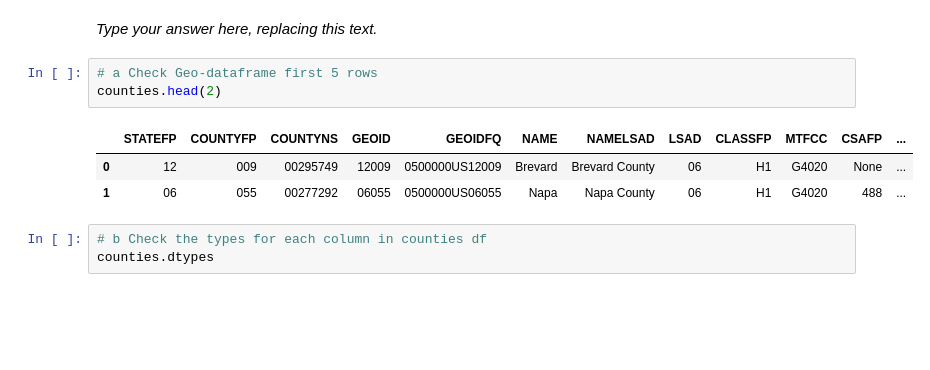
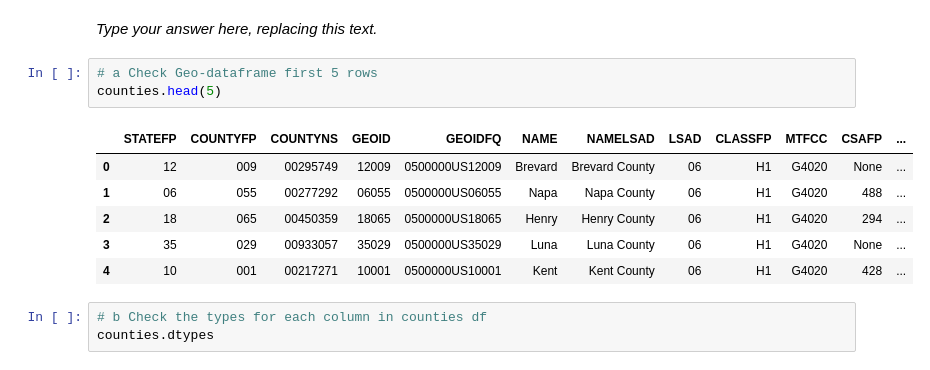
Before and after one commit to moniqueallyson/eds220-hwk3, a Jupyter notebook: hwk3-task2-spills.ipynb, the cells around one changed output. Saved outputs shown, nothing was run; the diff lists cells and outputs as text; blank space fills up the shorter version.

```diff
--- a/hwk3-task2-spills.ipynb
+++ b/hwk3-task2-spills.ipynb
@@ -355,11 +351,14 @@ You can add any other cells of preliminary data exploration.
 _Type your answer here, replacing this text._
 # %%
 # a Check Geo-dataframe first 5 rows
-counties.head(2)
+counties.head(5)
 # %% [output]
 |  | STATEFP | COUNTYFP | COUNTYNS | GEOID | GEOIDFQ | NAME | NAMELSAD | LSAD | CLASSFP | MTFCC | CSAFP | ... |
 | 0 | 12 | 009 | 00295749 | 12009 | 0500000US12009 | Brevard | Brevard County | 06 | H1 | G4020 | None | ... |
 | 1 | 06 | 055 | 00277292 | 06055 | 0500000US06055 | Napa | Napa County | 06 | H1 | G4020 | 488 | ... |
+| 2 | 18 | 065 | 00450359 | 18065 | 0500000US18065 | Henry | Henry County | 06 | H1 | G4020 | 294 | ... |
+| 3 | 35 | 029 | 00933057 | 35029 | 0500000US35029 | Luna | Luna County | 06 | H1 | G4020 | None | ... |
+| 4 | 10 | 001 | 00217271 | 10001 | 0500000US10001 | Kent | Kent County | 06 | H1 | G4020 | 428 | ... |
 # %%
 # b Check the types for each column in counties df
 counties.dtypes
```
Also changed, not shown: parts of 19 cells of this notebook.
